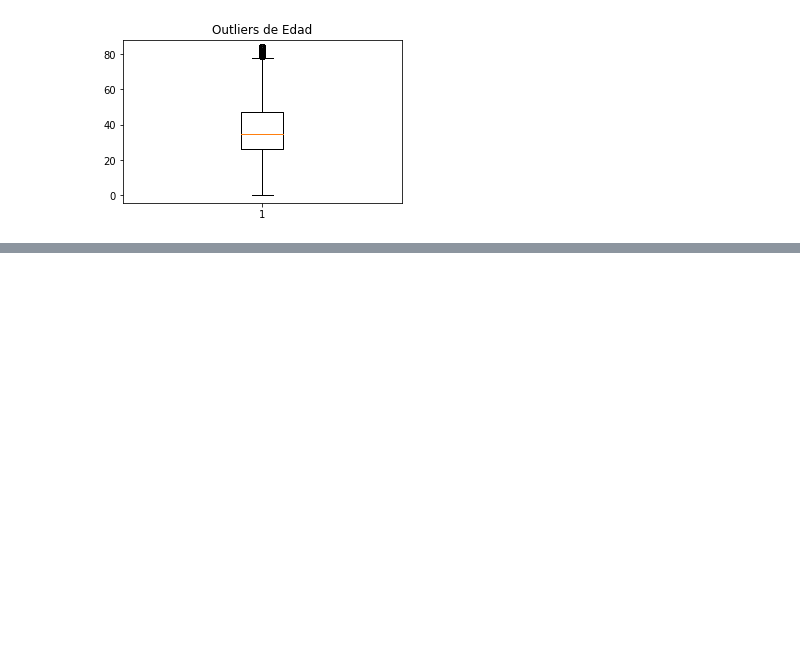
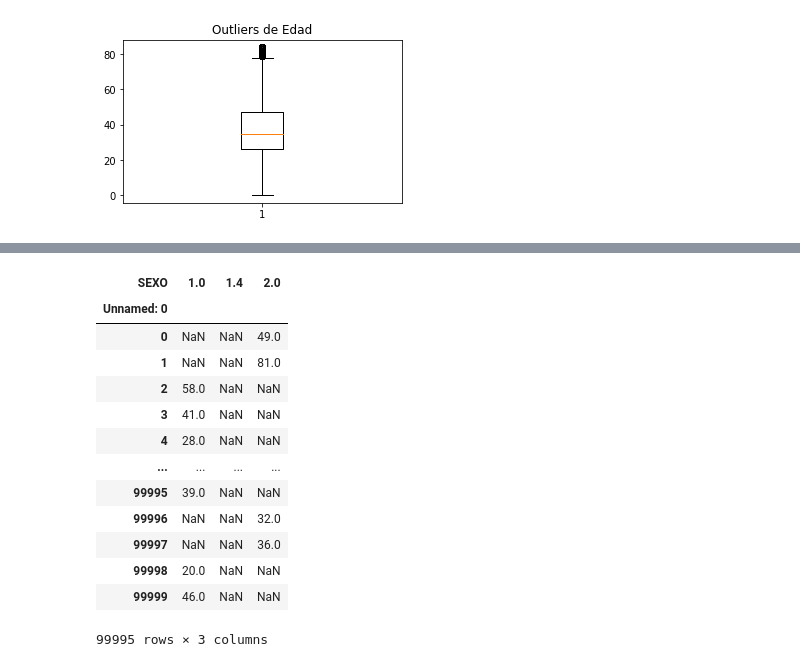
Before and after one commit to VictoriaTeCa/act4, a Jupyter notebook: 9_covid.ipynb, the cells around one changed output, grey strips where cells are left out. Saved outputs shown, nothing was run; the diff lists cells and outputs as text; code cells hidden in the pictures; blank space fills up the shorter version.

```diff
--- a/9_covid.ipynb
+++ b/9_covid.ipynb
@@ -122,0 +159,20 @@ plt.show() #dibujamos el diagrama
+# %%
+#Reestructurar el Dataframe
+#Primera transformación
+Data= Covid.pivot(index='Unnamed: 0', columns='SEXO',  values='EDAD')
+Data
+# %% [output]
+| SEXO | 1.0 | 1.4 | 2.0 |
+| Unnamed: 0 |  |  |  |
+| 0 | NaN | NaN | 49.0 |
+| 1 | NaN | NaN | 81.0 |
+| 2 | 58.0 | NaN | NaN |
+| 3 | 41.0 | NaN | NaN |
+| 4 | 28.0 | NaN | NaN |
+| ... | ... | ... | ... |
+| 99995 | 39.0 | NaN | NaN |
+| 99996 | NaN | NaN | 32.0 |
+| 99997 | NaN | NaN | 36.0 |
+| 99998 | 20.0 | NaN | NaN |
+| 99999 | 46.0 | NaN | NaN |
+99995 rows × 3 columns
```
Also changed, not shown: parts of 23 cells of this notebook.
